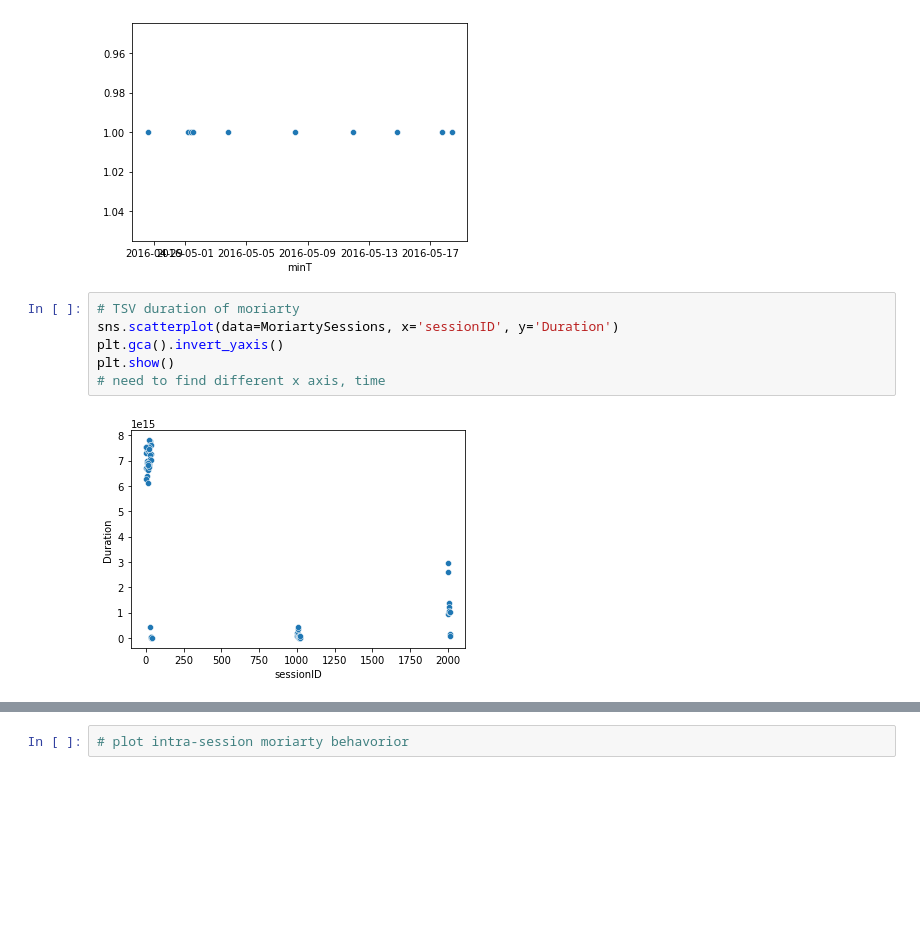
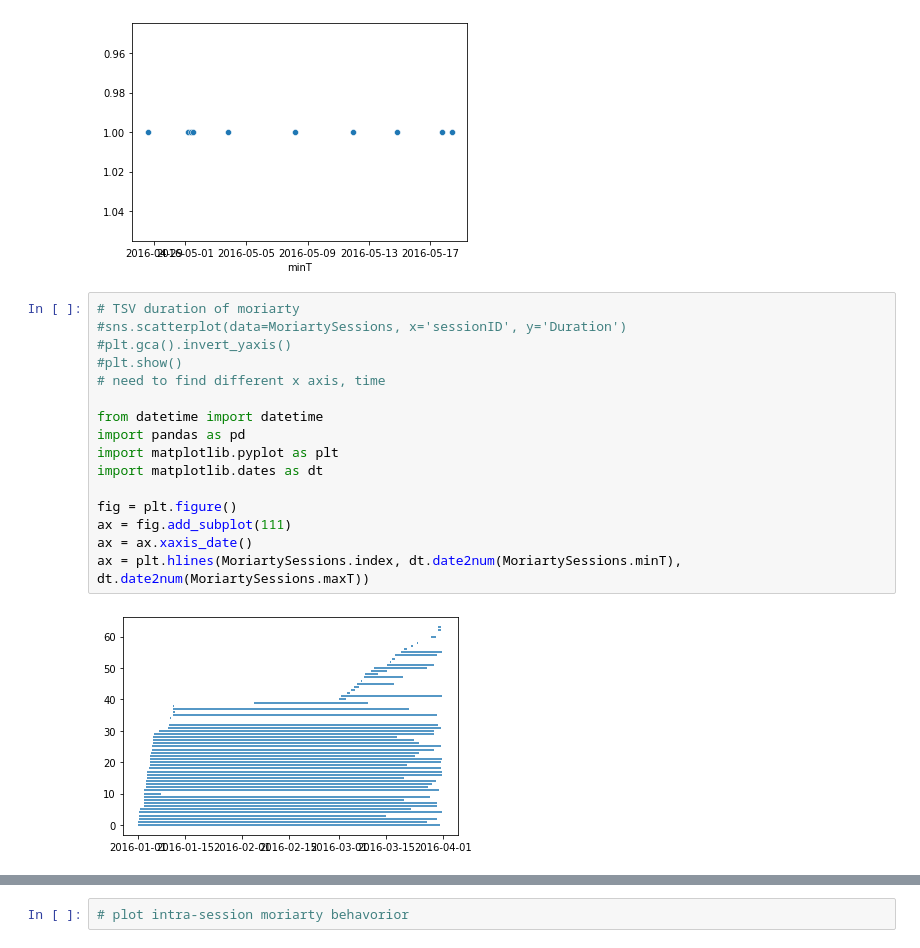
Before and after one commit to kentlingcampbell/project_SherLock, a Jupyter notebook: SherLock.ipynb, the cells around one changed output, grey strips where cells are left out. Saved outputs shown, nothing was run; the diff lists cells and outputs as text; blank space fills up the shorter version.

```diff
--- a/SherLock.ipynb
+++ b/SherLock.ipynb
@@ -584,14 +598,24 @@ plt.gca().invert_yaxis()
 plt.show()
 # %% [output]
 [figure]
-# %%
-# TSV duration of moriarty
-sns.scatterplot(data=MoriartySessions, x='sessionID', y='Duration')
-plt.gca().invert_yaxis()
-plt.show()
-# need to find different x axis, time
-# %% [output]
-[figure, removed]
+# %%
+# TSV duration of moriarty
+#sns.scatterplot(data=MoriartySessions, x='sessionID', y='Duration')
+#plt.gca().invert_yaxis()
+#plt.show()
+# need to find different x axis, time
+
+from datetime import datetime
+import pandas as pd
+import matplotlib.pyplot as plt
+import matplotlib.dates as dt
+
+fig = plt.figure()
+ax = fig.add_subplot(111)
+ax = ax.xaxis_date()
+ax = plt.hlines(MoriartySessions.index, dt.date2num(MoriartySessions.minT), dt.date2num(MoriartySessions.maxT))
+# %% [output]
+[figure, added]
 # %%
 # CSV duration of moriarty
 sns.scatterplot(data=MoriartySessions, x='SessionID', y='Duration')
```
Also changed, not shown: parts of 25 cells of this notebook.
